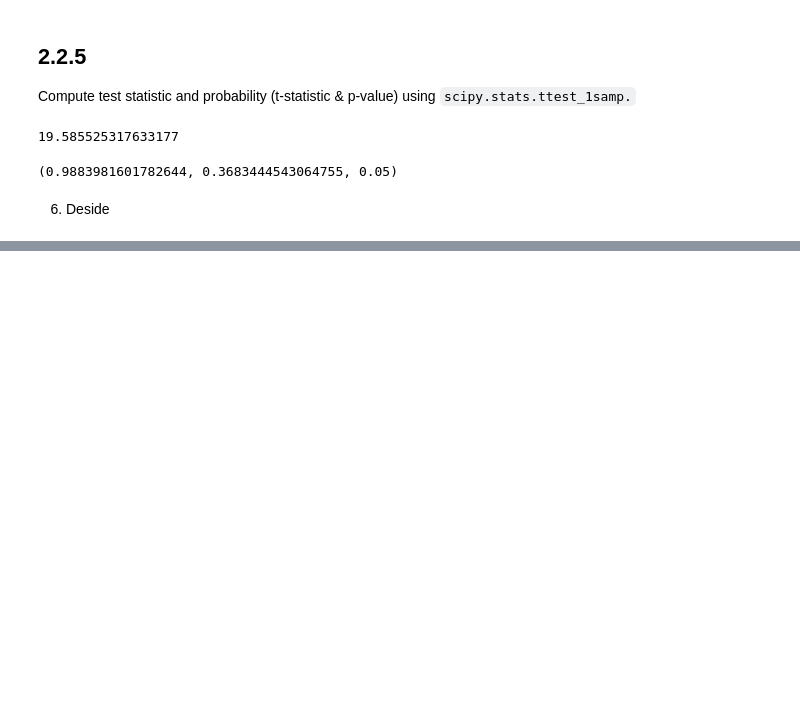
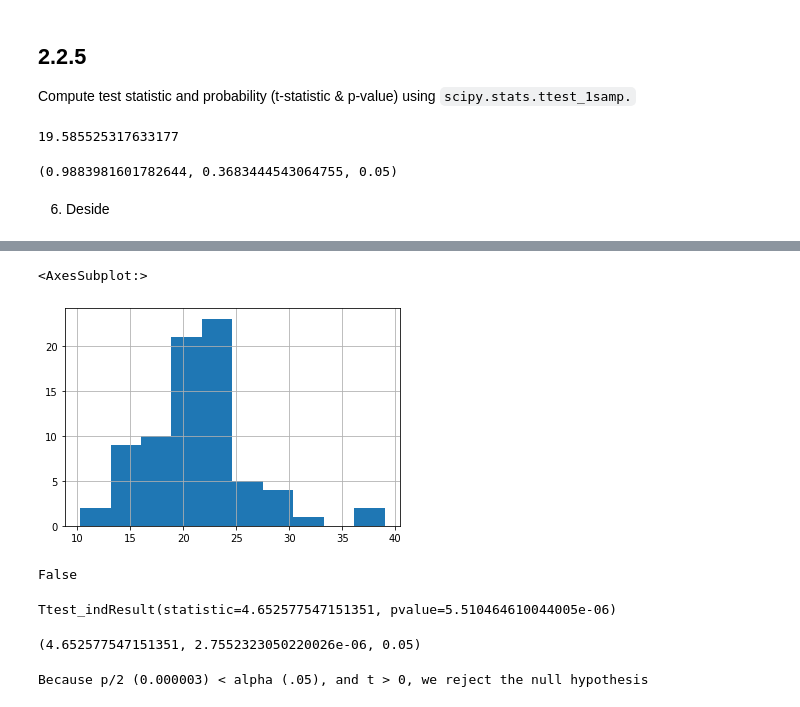
Before and after one commit to VelasquezAlejandro044/statistics-exercises, a Jupyter notebook: hypothesis_testing.ipynb, the cells around one changed output, grey strips where cells are left out. Saved outputs shown, nothing was run; the diff lists cells and outputs as text; code cells hidden in the pictures; blank space fills up the shorter version.

```diff
--- a/hypothesis_testing.ipynb
+++ b/hypothesis_testing.ipynb
@@ -610,0 +307,24 @@ We fail to reject the null hypothesis
+# %%
+fuel_manual.hist()
+# %% [output]
+<AxesSubplot:>
+[figure, added]
+# %%
+fuel_manual.var() == fuel_auto.var()
+# %% [output]
+False
+# %%
+stats.ttest_ind(fuel_manual, fuel_auto, equal_var = True)
+# %% [output]
+Ttest_indResult(statistic=4.652577547151351, pvalue=5.510464610044005e-06)
+# %%
+
+t, p = stats.ttest_ind(fuel_manual, fuel_auto, equal_var = True)
+t, p/2, alpha
+# %% [output]
+(4.652577547151351, 2.7552323050220026e-06, 0.05)
+# %%
+print(f'''
+Because p/2 ({p/2:.6f}) < alpha (.05), and t > 0, we reject the null hypothesis''')
+# %% [output]
+Because p/2 (0.000003) < alpha (.05), and t > 0, we reject the null hypothesis
```
Also changed, not shown: parts of 89 cells of this notebook, 1 other file.
